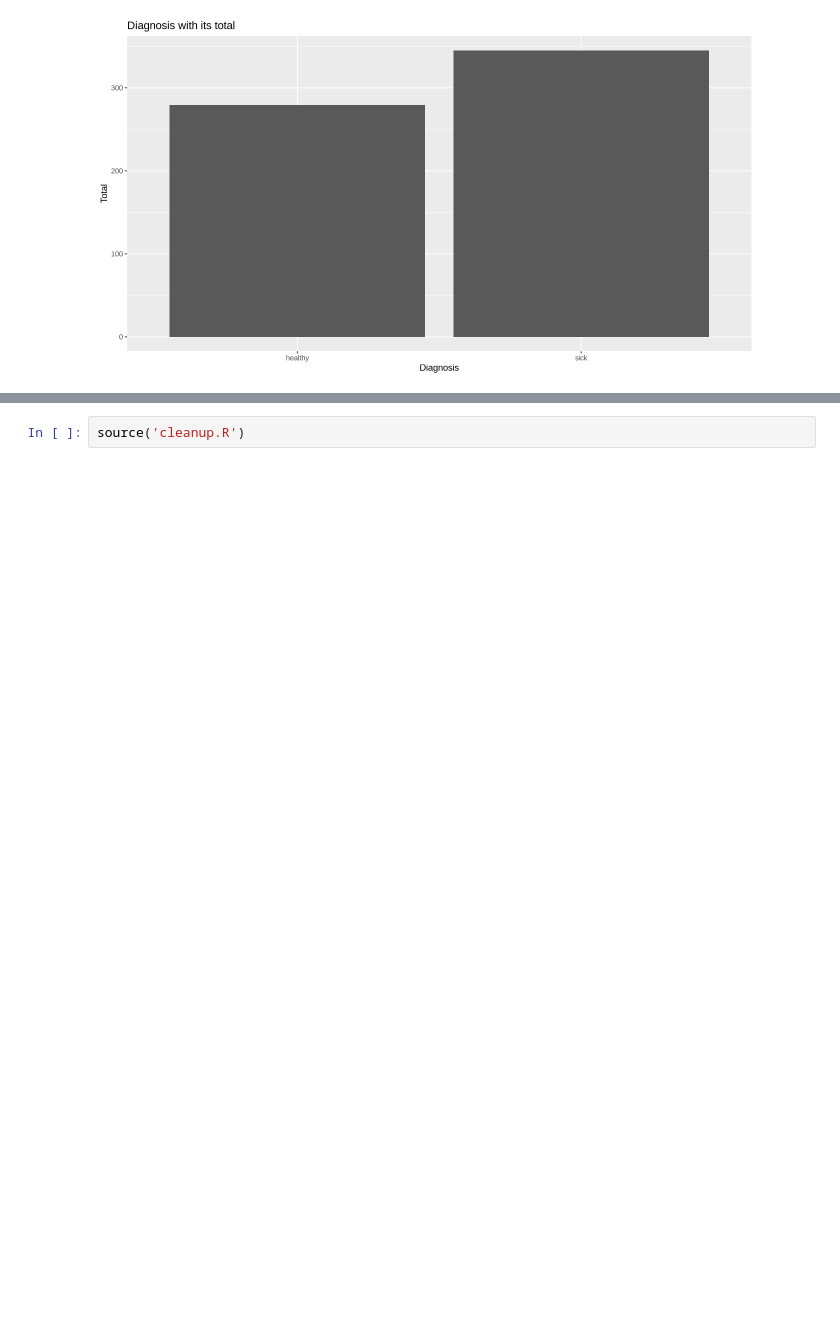
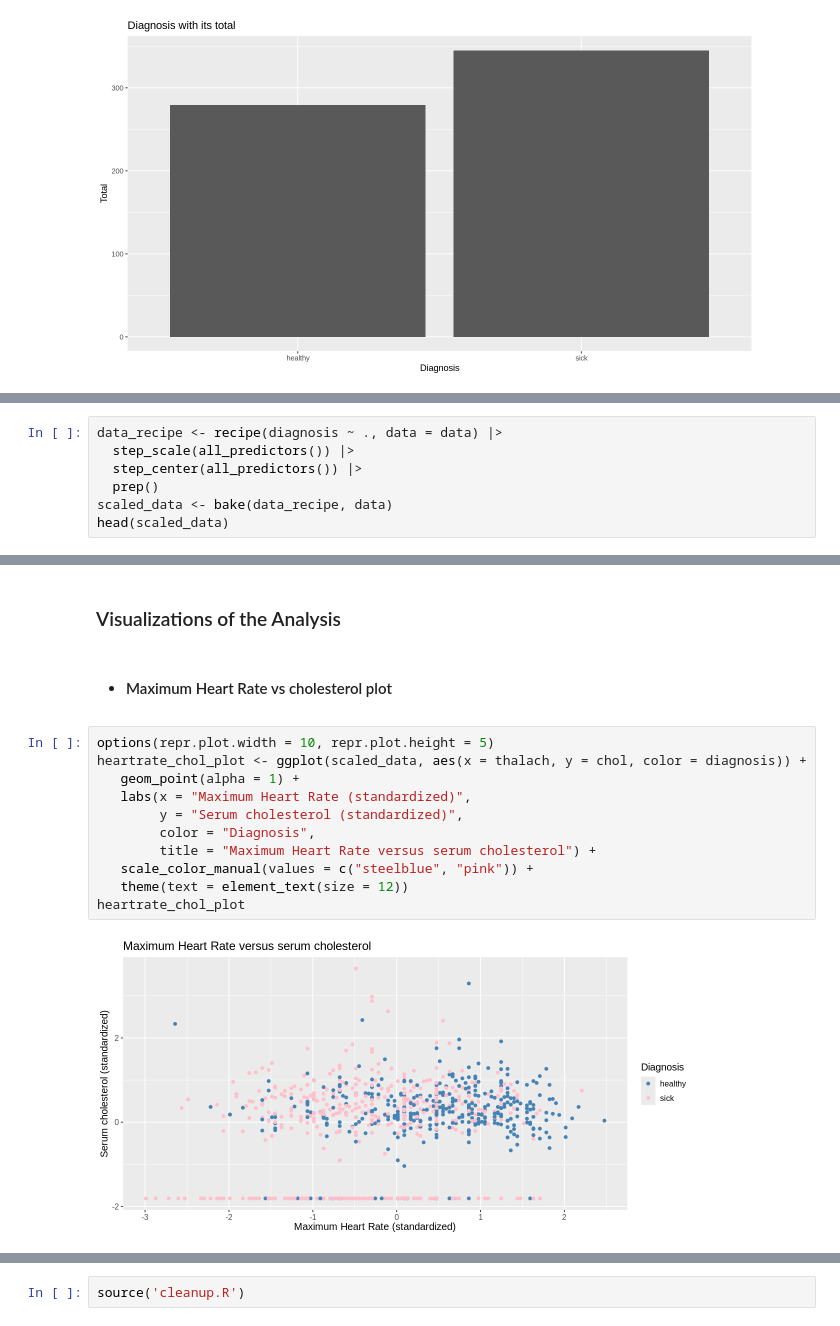
Before and after one commit to charlie-carter/dsci100project, a Jupyter notebook: report.ipynb, the cells around one changed output, grey strips where cells are left out. Cells and saved outputs as stored; diff of their text form; blank space fills up the shorter version.

```diff
--- a/report.ipynb
+++ b/report.ipynb
@@ -233,0 +244,7 @@ We will use scatterplots to compare two variables at a time, and colour the poin
+# %%
+data_recipe <- recipe(diagnosis ~ ., data = data) |>
+  step_scale(all_predictors()) |>
+  step_center(all_predictors()) |>
+  prep()
+scaled_data <- bake(data_recipe, data)
+head(scaled_data)
@@ -233,0 +261,17 @@ We will use scatterplots to compare two variables at a time, and colour the poin
+# %% [markdown]
+### Visualizations of the Analysis
+# %% [markdown]
+- #### Maximum Heart Rate vs cholesterol plot
+# %%
+options(repr.plot.width = 10, repr.plot.height = 5)
+heartrate_chol_plot <- ggplot(scaled_data, aes(x = thalach, y = chol, color = diagnosis)) +
+   geom_point(alpha = 1) +
+   labs(x = "Maximum Heart Rate (standardized)",
+        y = "Serum cholesterol (standardized)",
+        color = "Diagnosis",
+        title = "Maximum Heart Rate versus serum cholesterol") +
+   scale_color_manual(values = c("steelblue", "pink")) +
+   theme(text = element_text(size = 12))
+heartrate_chol_plot
+# %% [output]
+[figure, added]
```
Also changed, not shown: parts of 17 cells of this notebook.
